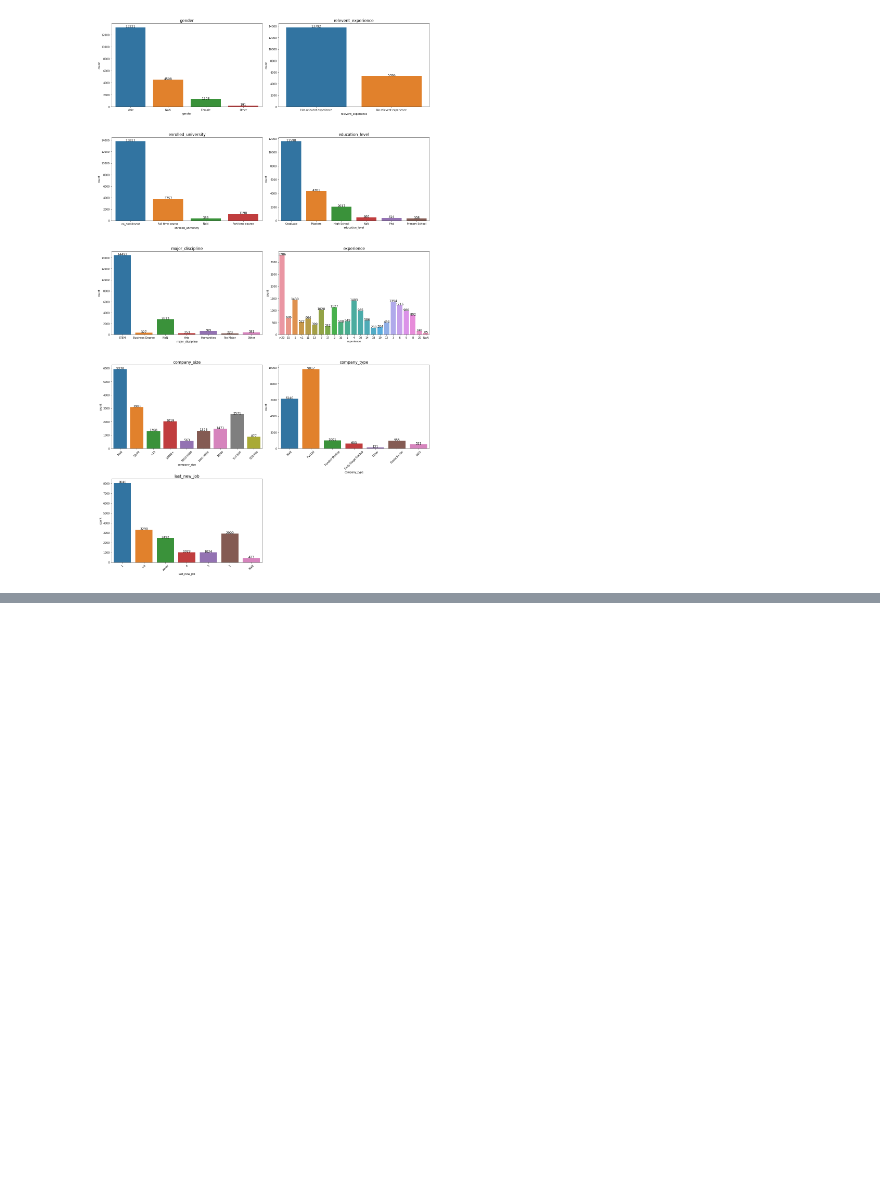
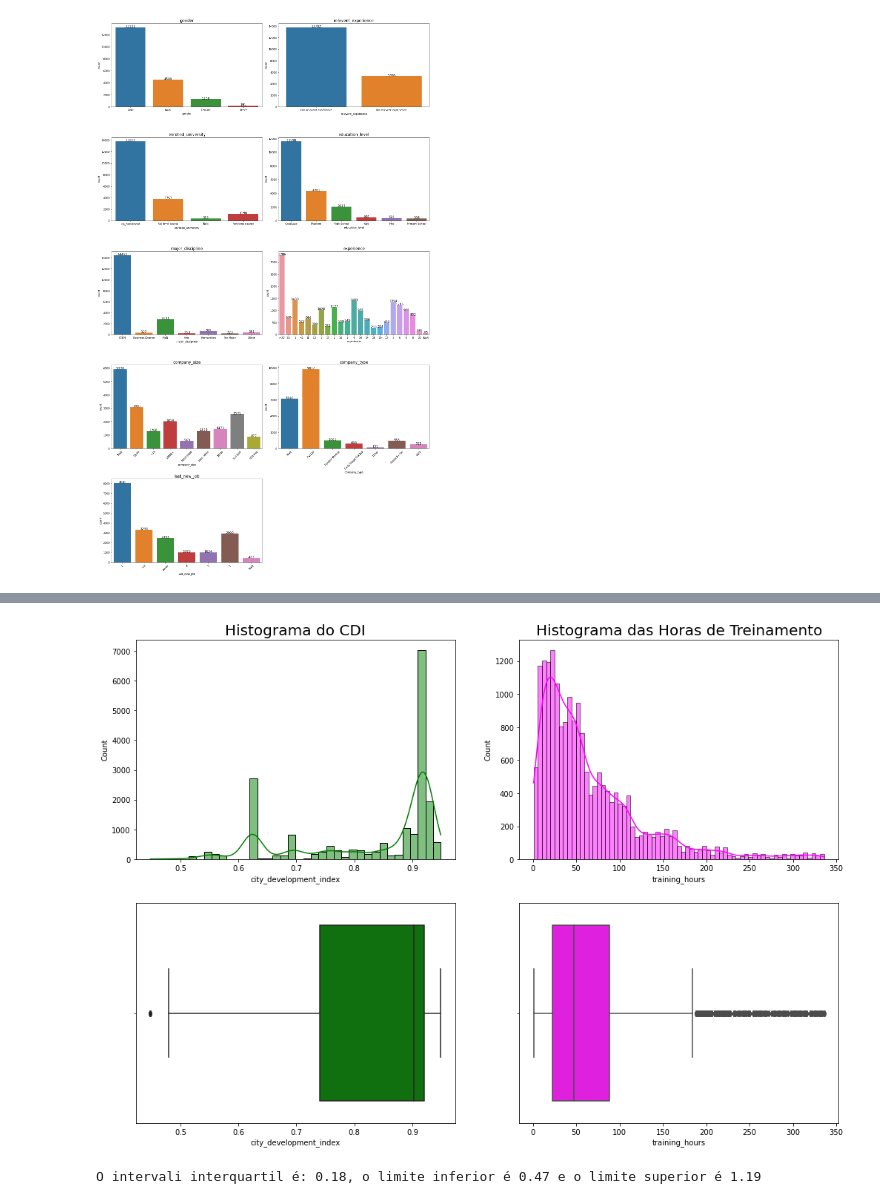
Before and after one commit to EngFrederico/analise_rh, a Jupyter notebook: analise_dados_rh.ipynb, the cells around one changed output, grey strips where cells are left out. Saved outputs shown, nothing was run; the diff lists cells and outputs as text; code cells hidden in the pictures; blank space fills up the shorter version.

```diff
--- a/analise_dados_rh.ipynb
+++ b/analise_dados_rh.ipynb
@@ -233,0 +237,42 @@ plt.tight_layout(h_pad = 2)
+# %%
+# Figura
+plt.figure(figsize = (17,12))
+
+# Subplots com histogramas
+plt.subplot(221)
+sns.color_palette("hls", 8)
+sns.histplot(df['city_development_index'], kde = True, color = "green")
+plt.title('Histograma do CDI', fontsize = 20)
+
+plt.subplot(222)
+sns.histplot(df['training_hours'], kde = True, color = "magenta")
+plt.title('Histograma das Horas de Treinamento', fontsize = 20)
+
+# Subplots com boxplots
+plt.subplot(223)
+sns.boxplot(df['city_development_index'], color = "green")
+
+plt.subplot(224)
+sns.boxplot(df['training_hours'], color = "magenta")
+
+plt.show()
+# %% [output]
+[figure, added]
+# %%
+# verificando quais são os valores outliers
+# intervalo interquartil (IQR )
+
+Q1 = np.percentile(df['city_development_index'], 25,
+                   interpolation = 'midpoint')
+
+Q3 = np.percentile(df['city_development_index'], 75,
+                   interpolation = 'midpoint')
+IQR = round(Q3 - Q1,2)
+
+limite_inferior = round((Q1-1.5*IQR),2)
+
+limite_superior = round((Q3+1.5*IQR),2)
+
+print(f'O intervali interquartil é: {IQR}, o limite inferior é {limite_inferior} e o limite superior é {limite_superior}')
+# %% [output]
+O intervali interquartil é: 0.18, o limite inferior é 0.47 e o limite superior é 1.19
```
Also changed, not shown: parts of 10 cells of this notebook.
